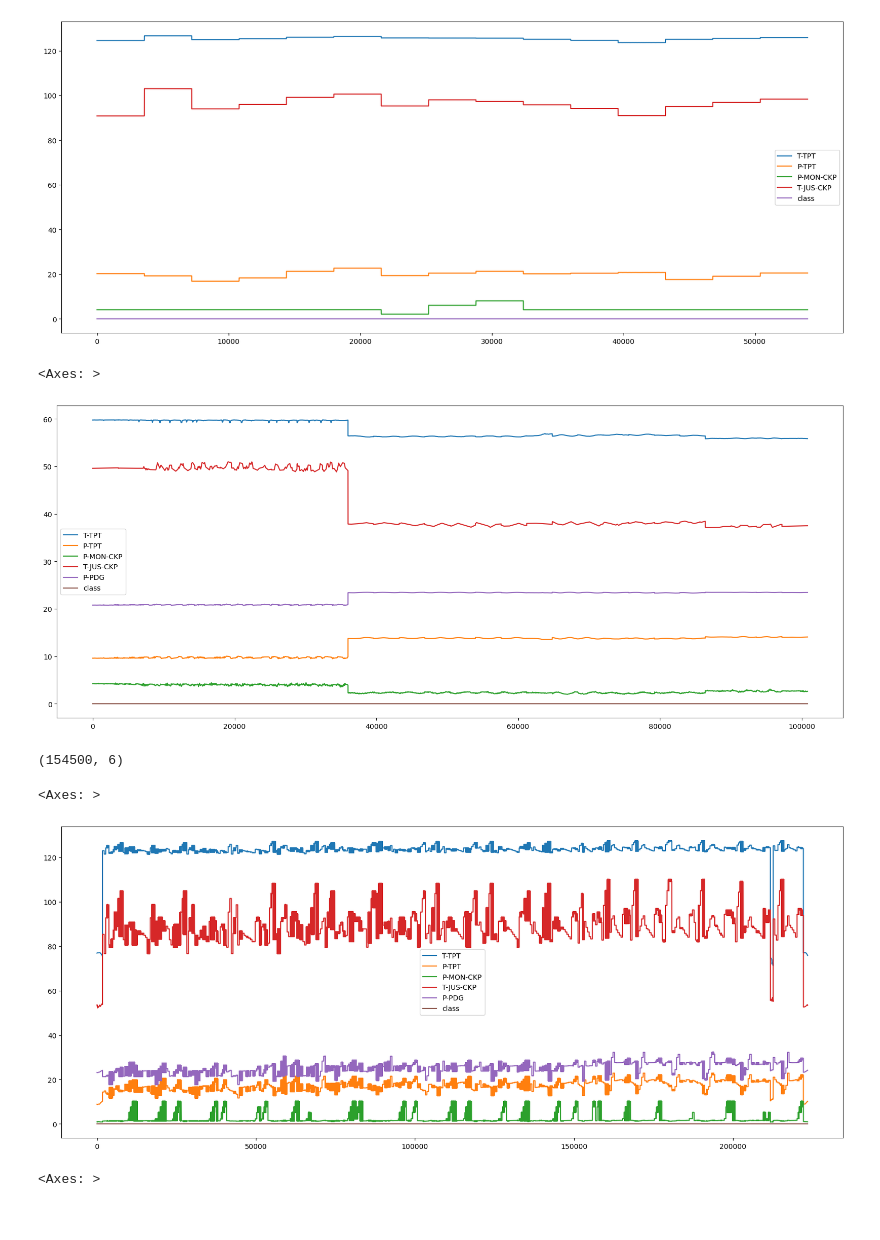
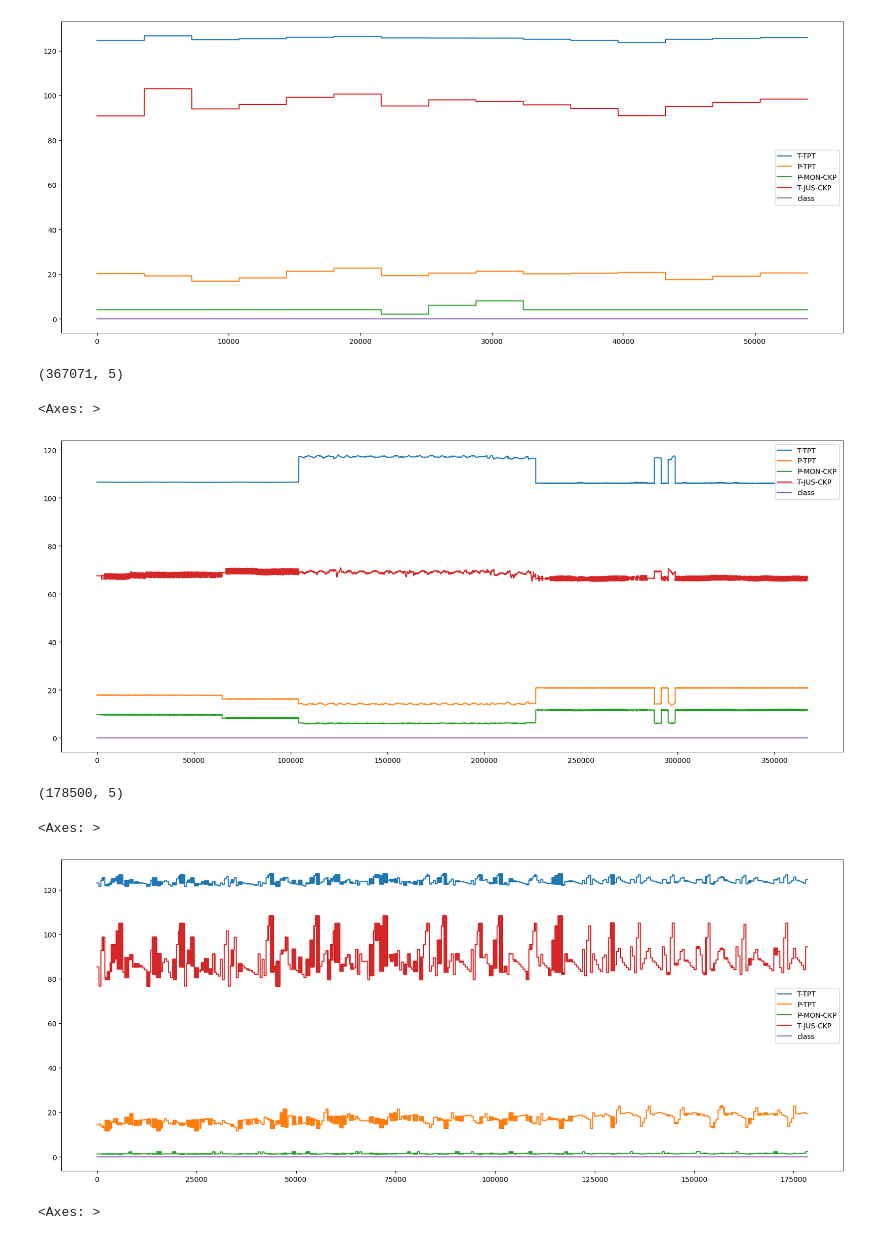
Before and after one commit to frrp16/Anomaly-Detection-Oil-and-Gas, a Jupyter notebook: code/3W/data_filtering.ipynb, the cells around one changed output. Drawn from its saved outputs; the diff is of its cells as text; code cells hidden in the pictures.

```diff
--- a/code/3W/data_filtering.ipynb
+++ b/code/3W/data_filtering.ipynb
@@ -175,7 +175,7 @@ with open(name_file_path, 'r') as file:
     # Read each line and strip any leading/trailing whitespace
     instance_4_list_files = [line.strip() for line in file.readlines()]
 
-columns_selected = ['T-TPT','P-TPT', 'P-MON-CKP', 'T-JUS-CKP', 'P-PDG', 'class']
+columns_selected = ['T-TPT','P-TPT', 'P-MON-CKP', 'T-JUS-CKP', 'class']
 
 selected_instance_4_df = pd.DataFrame(columns=columns_selected)
 for instance_file_4 in instance_4_list_files:
@@ -194,17 +194,20 @@ scaler.fit(selected_instance_4_df.drop('class', axis=1).values)
 pickle.dump(scaler, open('StandardScaler-3W-4-filtered.pkl', 'wb'))
 
 selected_instance_4_df = remove_outliers_iqr(selected_instance_4_df)
+print(selected_instance_4_df.shape)
 selected_instance_4_df.to_csv("../../filtered_dataset/train/selected_instance_4.csv", index_label='timestamp')
+# %% [output]
+(367071, 5)
 # %%
-selected_instance_4_df.reset_index()[['T-TPT','P-TPT', 'P-MON-CKP', 'T-JUS-CKP', 'P-PDG', 'class']].plot(figsize=(20,8))
+selected_instance_4_df.reset_index()[['T-TPT','P-TPT', 'P-MON-CKP', 'T-JUS-CKP', 'class']].plot(figsize=(20,8))
 # %% [output]
 <Axes: >
-[figure, old version]
+[figure, new version]
 # %%
 filtered_dataset =  "../../filtered_dataset"
 filtered_train_dataset =  os.path.join(filtered_dataset, "train")
 
-columns_selected = ['T-TPT','P-TPT', 'P-MON-CKP', 'T-JUS-CKP', 'P-PDG', 'class']
+columns_selected = ['T-TPT','P-TPT', 'P-MON-CKP', 'T-JUS-CKP', 'class']
 
 name_file_path = '../../filtered_dataset/name/5.txt'
 
@@ -237,12 +240,12 @@ selected_instance_5_df = remove_outliers_iqr(selected_instance_5_df)
 print(selected_instance_5_df.shape)
 selected_instance_5_df.to_csv("../../filtered_dataset/train/selected_instance_5.csv", index_label='timestamp')
 # %% [output]
-(154500, 6)
+(178500, 5)
 # %%
-selected_instance_5_df.sort_index().reset_index()[['T-TPT','P-TPT', 'P-MON-CKP', 'T-JUS-CKP', 'P-PDG', 'class']].plot(figsize=(20,8))
+selected_instance_5_df.sort_index().reset_index()[['T-TPT','P-TPT', 'P-MON-CKP', 'T-JUS-CKP', 'class']].plot(figsize=(20,8))
 # %% [output]
 <Axes: >
-[figure, old version]
+[figure, new version]
 # %%
 filtered_dataset =  "../../filtered_dataset"
 filtered_train_dataset =  os.path.join(filtered_dataset, "train")
```
Also changed, not shown: parts of 2 cells of this notebook, 20 other files.
